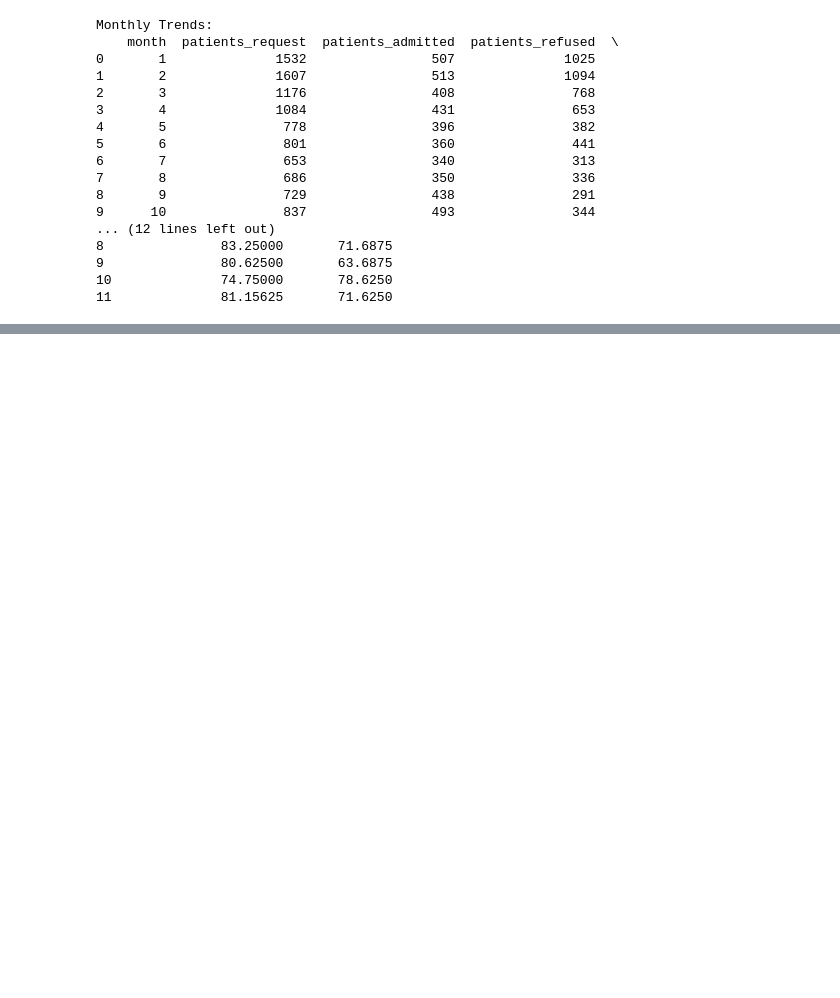
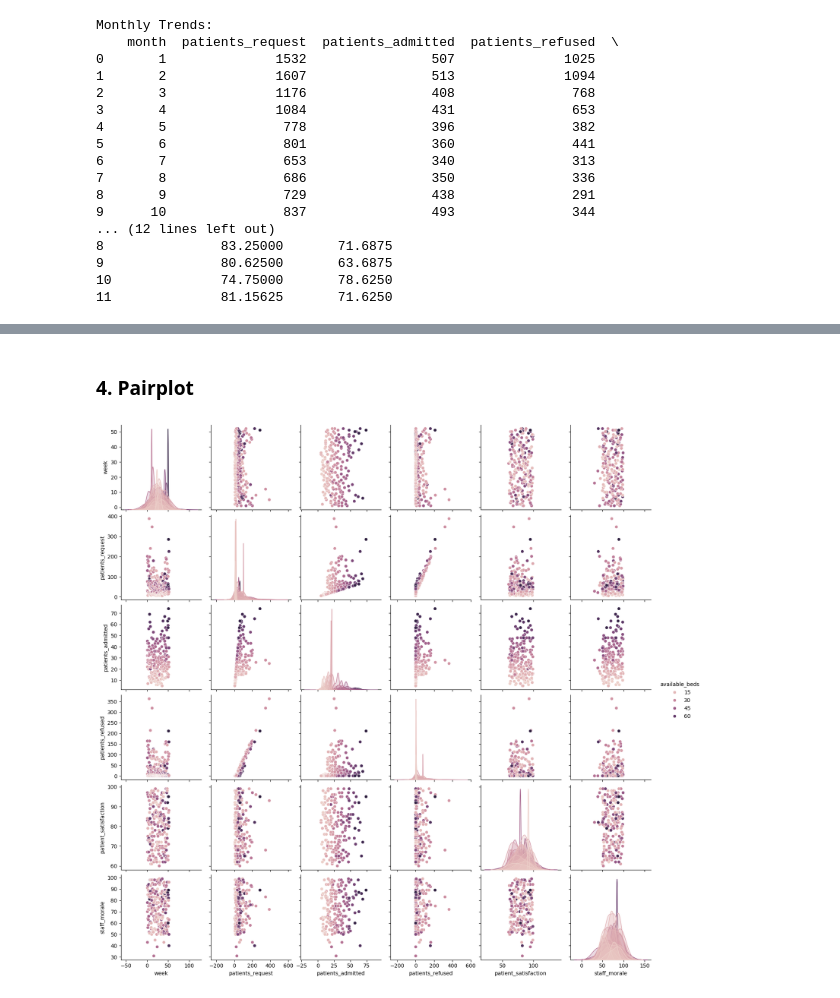
Before and after one commit to cg67qowo/Introduction-to-Data-Analysis-with-Python, a Jupyter notebook: Week4/04-02-Advanced_visualization-1.ipynb, the cells around one changed output, grey strips where cells are left out. Drawn from its saved outputs; the diff is of its cells as text; code cells hidden in the pictures; blank space fills up the shorter version.

```diff
--- a/Week4/04-02-Advanced_visualization-1.ipynb
+++ b/Week4/04-02-Advanced_visualization-1.ipynb
@@ -236,0 +270,9 @@ Here, we used `agg()`, an useful aggregation function of `pandas`. We used it to
+# %% [markdown]
+### 4. Pairplot
+# %%
+sns.pairplot(services_df, hue="available_beds")
+#plt.savefig("pairplot.png", dpi=300)
+plt.show()
+plt.close() # Closes the current figure: Optional, for saving memory
+# %% [output]
+[figure, added]
```
Also changed, not shown: parts of 33 cells of this notebook.
